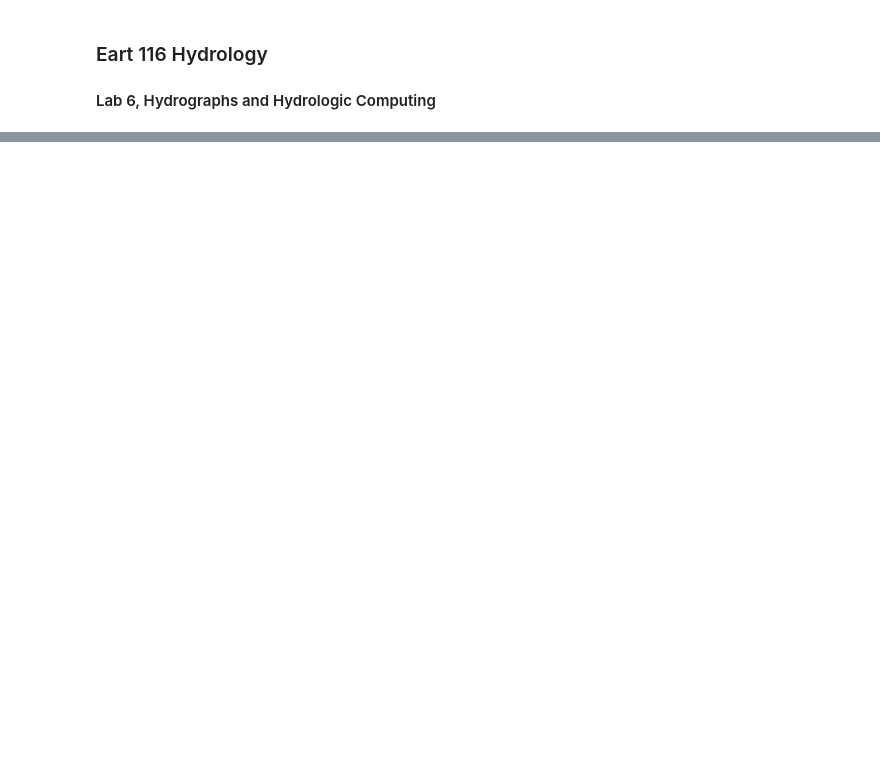
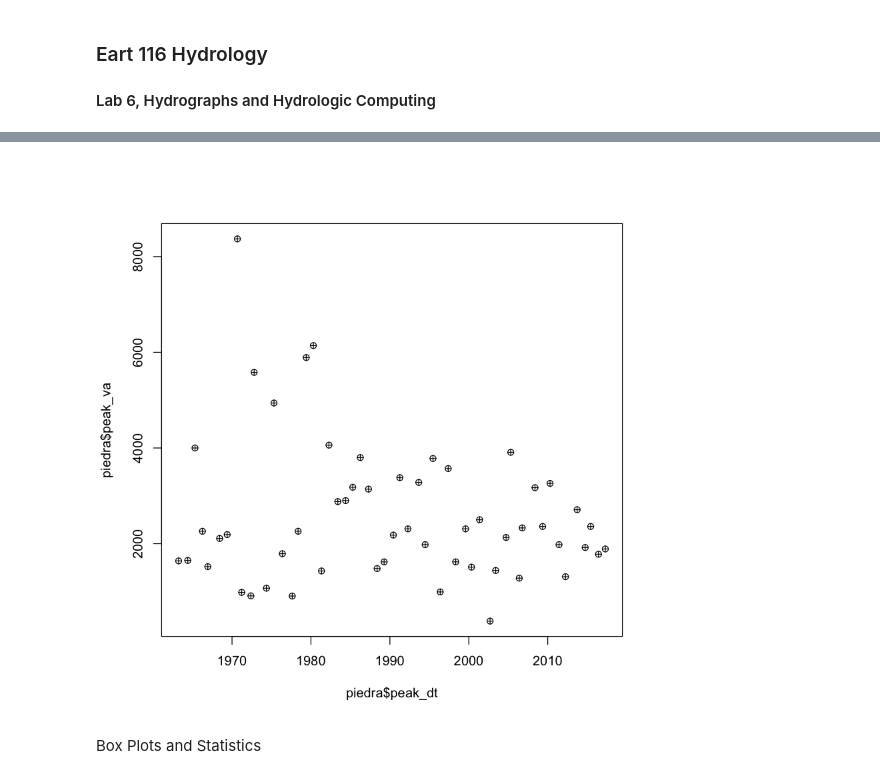
Before and after one commit to margaretzimmer/eart116, a Jupyter notebook: lab6.ipynb, the cells around one changed output, grey strips where cells are left out. Cells and saved outputs as stored; diff of their text form; code cells hidden in the pictures; blank space fills up the shorter version.

```diff
--- a/lab6.ipynb
+++ b/lab6.ipynb
@@ -55,0 +103,6 @@ plot(virgin$dateTime,virgin$X_00060_00003,type='l')
+# %%
+plot(piedra$peak_dt,piedra$peak_va,pch=10)
+# %% [output]
+[figure, added]
+# %% [markdown]
+Box Plots and Statistics
```
Also changed, not shown: parts of 26 cells of this notebook, 4 other files.
